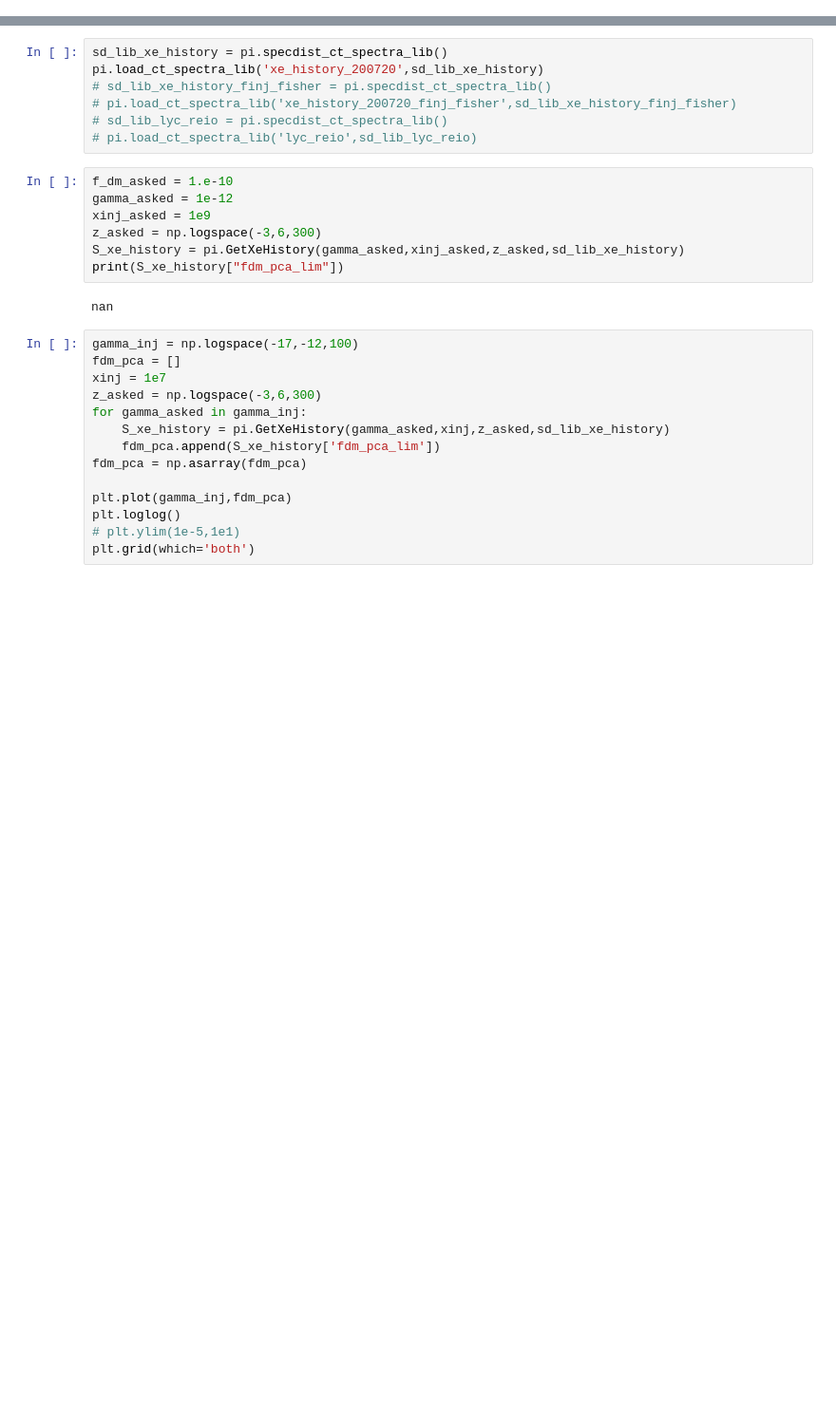
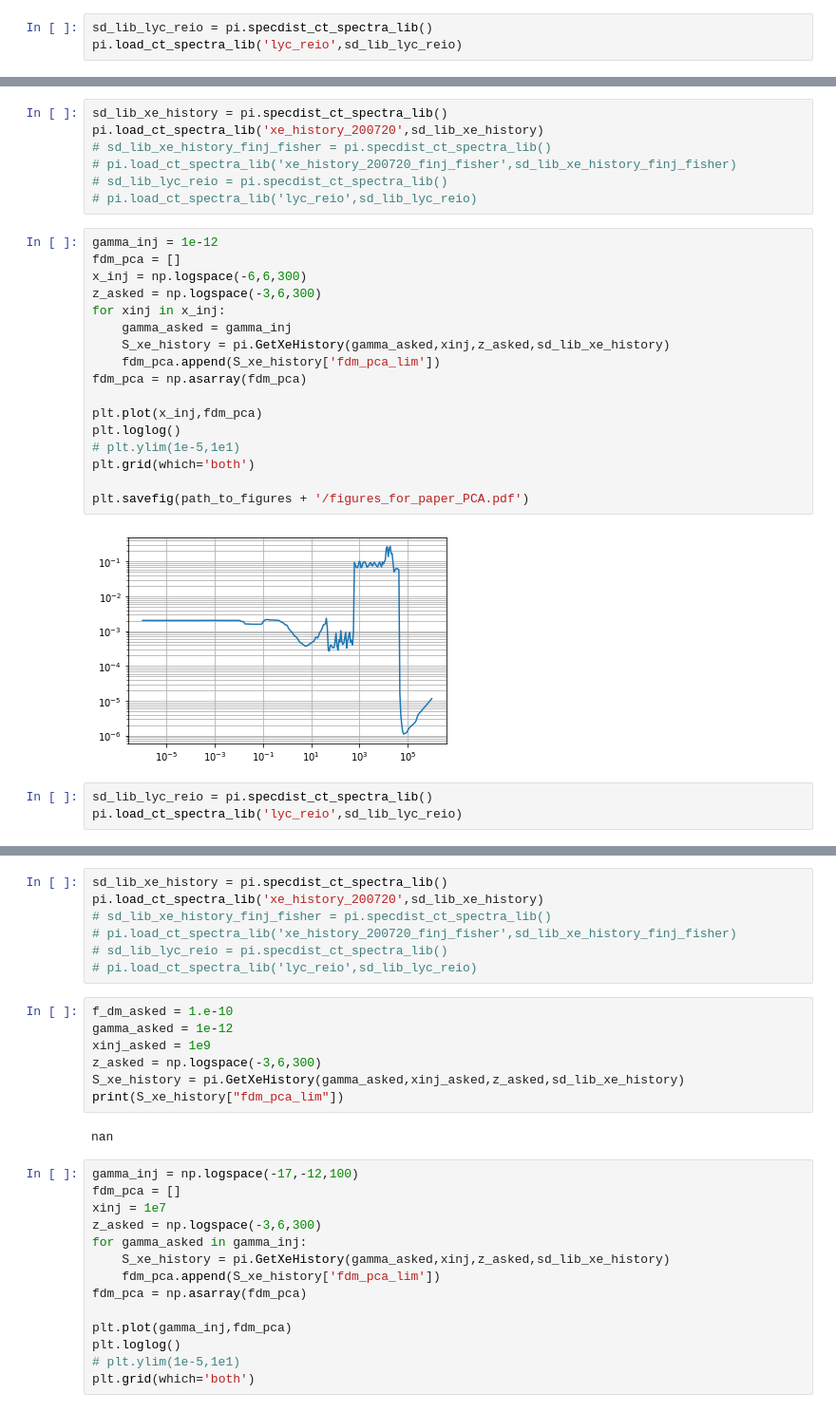
Before and after one commit to CMBSPEC/specdist, a Jupyter notebook: specdist/notebooks/pispec_np_2.ipynb, the cells around one changed output, grey strips where cells are left out. Shown at 95% size. Cells and saved outputs as stored; diff of their text form; blank space fills up the shorter version.

```diff
--- a/specdist/notebooks/pispec_np_2.ipynb
+++ b/specdist/notebooks/pispec_np_2.ipynb
@@ -55 +61,4 @@ label_zX = "Maximum Injection Redshift, "+ r'$z_X$'
 sd = pi
+# %%
+sd_lib_lyc_reio = pi.specdist_ct_spectra_lib()
+pi.load_ct_spectra_lib('lyc_reio',sd_lib_lyc_reio)
@@ -55,0 +267,29 @@ sd = pi
+# %%
+sd_lib_xe_history = pi.specdist_ct_spectra_lib()
+pi.load_ct_spectra_lib('xe_history_200720',sd_lib_xe_history)
+# sd_lib_xe_history_finj_fisher = pi.specdist_ct_spectra_lib()
+# pi.load_ct_spectra_lib('xe_history_200720_finj_fisher',sd_lib_xe_history_finj_fisher)
+# sd_lib_lyc_reio = pi.specdist_ct_spectra_lib()
+# pi.load_ct_spectra_lib('lyc_reio',sd_lib_lyc_reio)
+# %%
+gamma_inj = 1e-12
+fdm_pca = []
+x_inj = np.logspace(-6,6,300)
+z_asked = np.logspace(-3,6,300)
+for xinj in x_inj:
+    gamma_asked = gamma_inj
+    S_xe_history = pi.GetXeHistory(gamma_asked,xinj,z_asked,sd_lib_xe_history)
+    fdm_pca.append(S_xe_history['fdm_pca_lim'])
+fdm_pca = np.asarray(fdm_pca)
+
+plt.plot(x_inj,fdm_pca)
+plt.loglog()
+# plt.ylim(1e-5,1e1)
+plt.grid(which='both')
+
+plt.savefig(path_to_figures + '/figures_for_paper_PCA.pdf')
+# %% [output]
+[figure, added]
+# %%
+sd_lib_lyc_reio = pi.specdist_ct_spectra_lib()
+pi.load_ct_spectra_lib('lyc_reio',sd_lib_lyc_reio)
```
Also changed, not shown: parts of 24 cells of this notebook, 1 other file.
